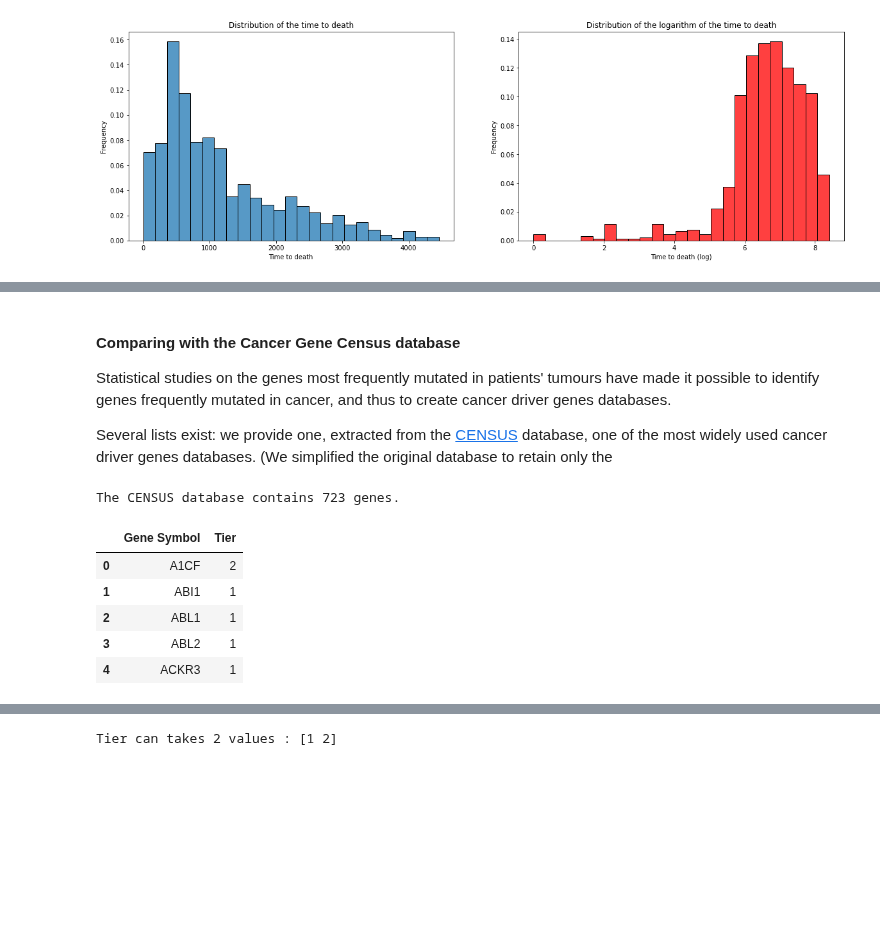
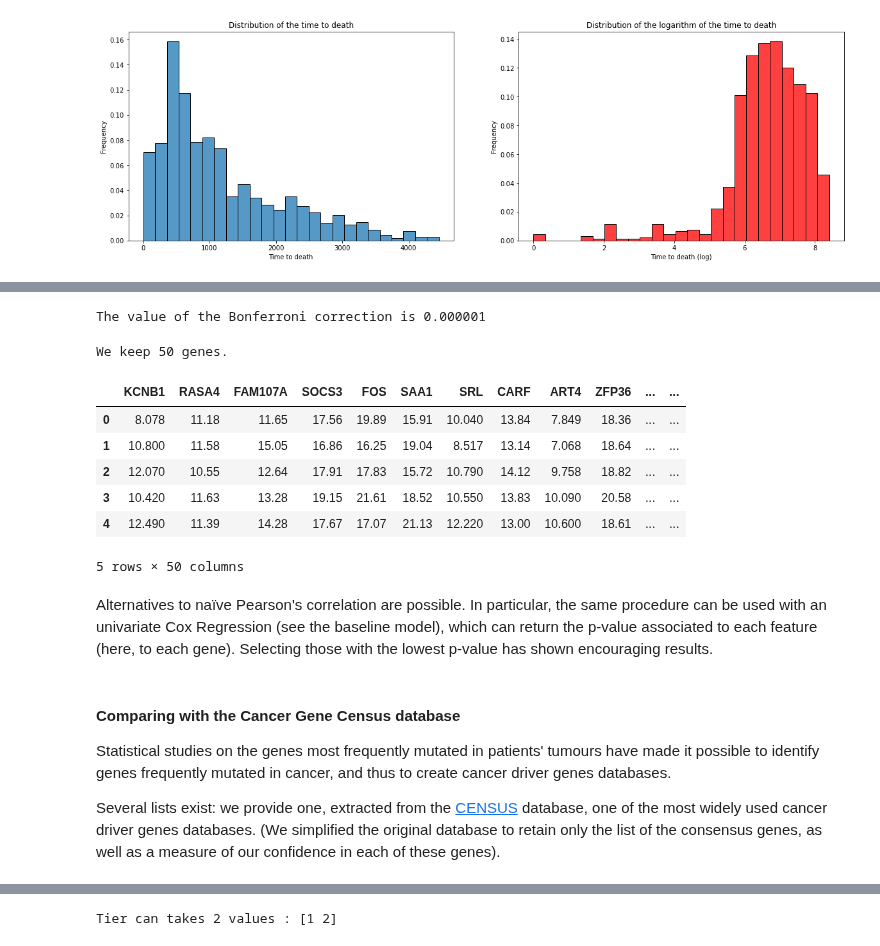
Before and after one commit to StephaneBereux/Cancer-survival-challenge, a Jupyter notebook: starting_kit.ipynb, the cells around one changed output, grey strips where cells are left out. Cells and saved outputs as stored; diff of their text form; code cells hidden in the pictures; blank space fills up the shorter version.

```diff
--- a/starting_kit.ipynb
+++ b/starting_kit.ipynb
@@ -491,21 +520,32 @@ display_correlations(correlation_df)
+# %%
+bonferroni_alpha = 0.05 / X_uncensored.shape[1]
+print('The value of the Bonferroni correction is %f' % bonferroni_alpha)
+# %% [output]
+The value of the Bonferroni correction is 0.000001
+# %%
+sign_corr = correlation_df[np.abs(correlation_df['p_value']) < bonferroni_alpha]
+sign_correlation_genes = sign_corr.index.to_numpy()
+feature_2 = X_train.filter(sign_correlation_genes)
+print('We keep %i genes.' % feature_2.shape[1])
+feature_2.head()
+# %% [output]
+We keep 50 genes.
+|  | KCNB1 | RASA4 | FAM107A | SOCS3 | FOS | SAA1 | SRL | CARF | ART4 | ZFP36 | ... | ... |
+| 0 | 8.078 | 11.18 | 11.65 | 17.56 | 19.89 | 15.91 | 10.040 | 13.84 | 7.849 | 18.36 | ... | ... |
+| 1 | 10.800 | 11.58 | 15.05 | 16.86 | 16.25 | 19.04 | 8.517 | 13.14 | 7.068 | 18.64 | ... | ... |
+| 2 | 12.070 | 10.55 | 12.64 | 17.91 | 17.83 | 15.72 | 10.790 | 14.12 | 9.758 | 18.82 | ... | ... |
+| 3 | 10.420 | 11.63 | 13.28 | 19.15 | 21.61 | 18.52 | 10.550 | 13.83 | 10.090 | 20.58 | ... | ... |
+| 4 | 12.490 | 11.39 | 14.28 | 17.67 | 17.07 | 21.13 | 12.220 | 13.00 | 10.600 | 18.61 | ... | ... |
+5 rows × 50 columns
+# %% [markdown]
+Alternatives to naïve Pearson's correlation are possible. In particular, the same procedure can be used with an univariate Cox Regression (see the baseline model), which can return the p-value associated to each feature (here, to each gene).
+Selecting those with the lowest p-value has shown encouraging results.
 # %% [markdown]
 #### Comparing with the Cancer Gene Census database
 
 Statistical studies on the genes most frequently mutated in patients' tumours have made it possible to identify genes frequently mutated in cancer, and thus to create cancer driver genes databases.
 
-Several lists exist: we provide one, extracted from the [CENSUS](https://cancer.sanger.ac.uk/census) database, one of the most widely used cancer driver genes databases. (We simplified the original database to retain only the
+Several lists exist: we provide one, extracted from the [CENSUS](https://cancer.sanger.ac.uk/census) database, one of the most widely used cancer driver genes databases. (We simplified the original database to retain only the list of the consensus genes, as well as a measure of our confidence in each of these genes).
 # %%
 from problem import get_census
 census = get_census()
-# %%
-print('The CENSUS database contains %i genes.' % len(census))
-
-census.head()
-# %% [output]
-The CENSUS database contains 723 genes.
-|  | Gene Symbol | Tier |
-| 0 | A1CF | 2 |
-| 1 | ABI1 | 1 |
-| 2 | ABL1 | 1 |
-| 3 | ABL2 | 1 |
-| 4 | ACKR3 | 1 |
```
Also changed, not shown: parts of 30 cells of this notebook, 2 other files.
